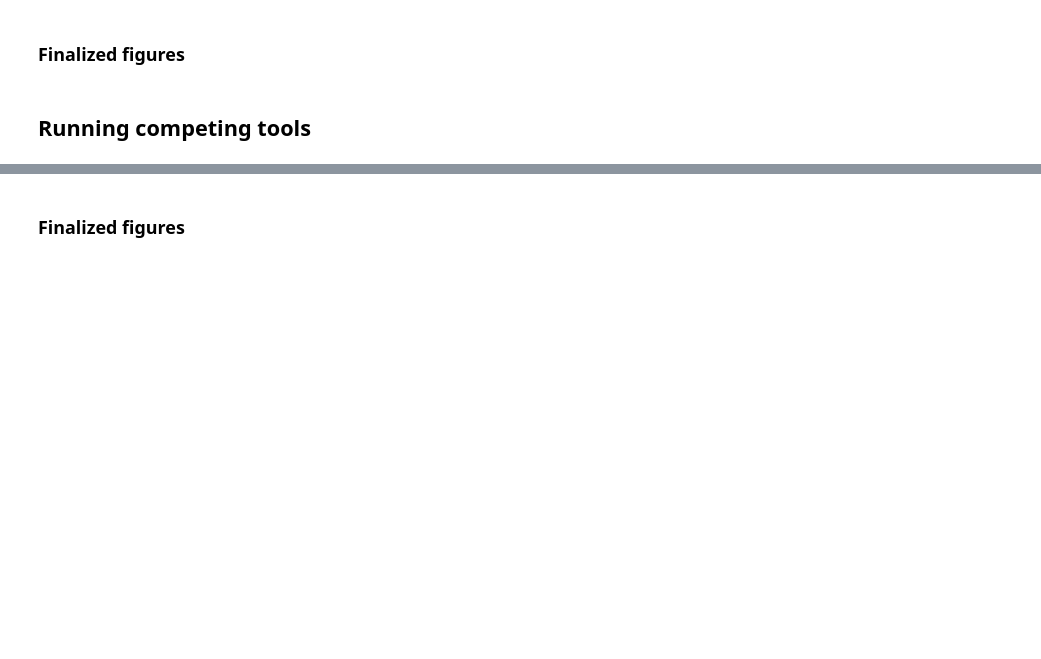
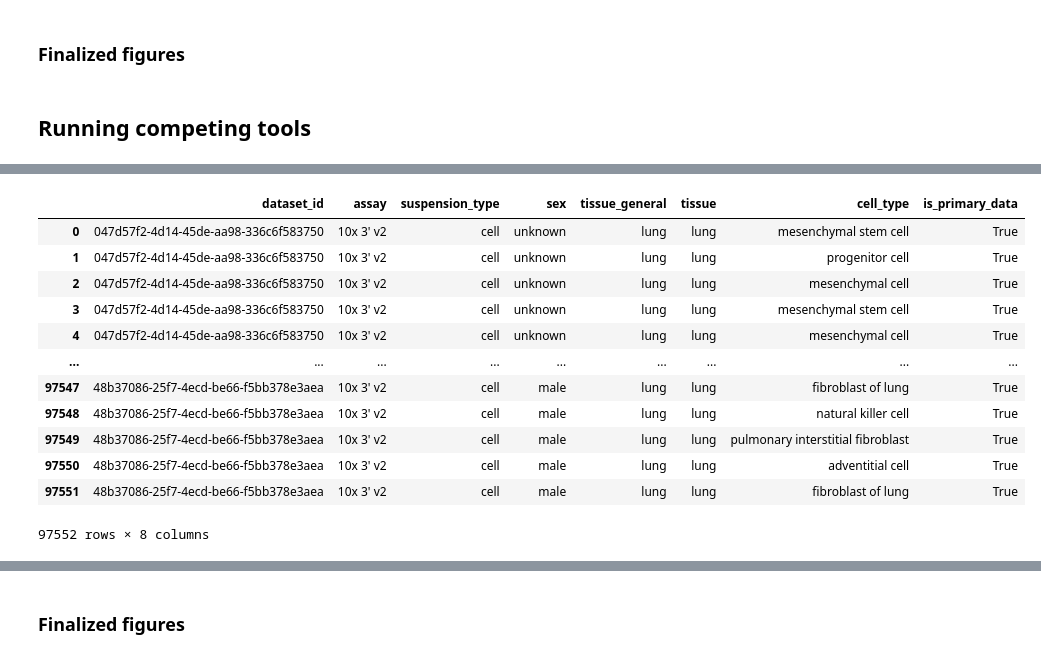
Before and after one commit to theislab/idtrack, a Jupyter notebook: docs/_notebooks/experiment_cellranger_idtrack/run.ipynb, the cells around one changed output, grey strips where cells are left out. Drawn from its saved outputs; the diff is of its cells as text; code cells hidden in the pictures; blank space fills up the shorter version.

```diff
--- a/docs/_notebooks/experiment_cellranger_idtrack/run.ipynb
+++ b/docs/_notebooks/experiment_cellranger_idtrack/run.ipynb
@@ -376,0 +698,8 @@ pass
+# %%
+df = gget.cellxgene(
+    meta_only = True,
+    gene = "ENSMUSG00000015405",
+    ensembl = True,
+    tissue = "lung",
+    species = "mus_musculus"
+)
@@ -376,0 +709,16 @@ pass
+# %%
+df
+# %% [output]
+|  | dataset_id | assay | suspension_type | sex | tissue_general | tissue | cell_type | is_primary_data |
+| 0 | 047d57f2-4d14-45de-aa98-336c6f583750 | 10x 3' v2 | cell | unknown | lung | lung | mesenchymal stem cell | True |
+| 1 | 047d57f2-4d14-45de-aa98-336c6f583750 | 10x 3' v2 | cell | unknown | lung | lung | progenitor cell | True |
+| 2 | 047d57f2-4d14-45de-aa98-336c6f583750 | 10x 3' v2 | cell | unknown | lung | lung | mesenchymal cell | True |
+| 3 | 047d57f2-4d14-45de-aa98-336c6f583750 | 10x 3' v2 | cell | unknown | lung | lung | mesenchymal stem cell | True |
+| 4 | 047d57f2-4d14-45de-aa98-336c6f583750 | 10x 3' v2 | cell | unknown | lung | lung | mesenchymal cell | True |
+| ... | ... | ... | ... | ... | ... | ... | ... | ... |
+| 97547 | 48b37086-25f7-4ecd-be66-f5bb378e3aea | 10x 3' v2 | cell | male | lung | lung | fibroblast of lung | True |
+| 97548 | 48b37086-25f7-4ecd-be66-f5bb378e3aea | 10x 3' v2 | cell | male | lung | lung | natural killer cell | True |
+| 97549 | 48b37086-25f7-4ecd-be66-f5bb378e3aea | 10x 3' v2 | cell | male | lung | lung | pulmonary interstitial fibroblast | True |
+| 97550 | 48b37086-25f7-4ecd-be66-f5bb378e3aea | 10x 3' v2 | cell | male | lung | lung | adventitial cell | True |
+| 97551 | 48b37086-25f7-4ecd-be66-f5bb378e3aea | 10x 3' v2 | cell | male | lung | lung | fibroblast of lung | True |
+97552 rows × 8 columns
```
Also changed, not shown: parts of 47 cells of this notebook, 21 other files.
